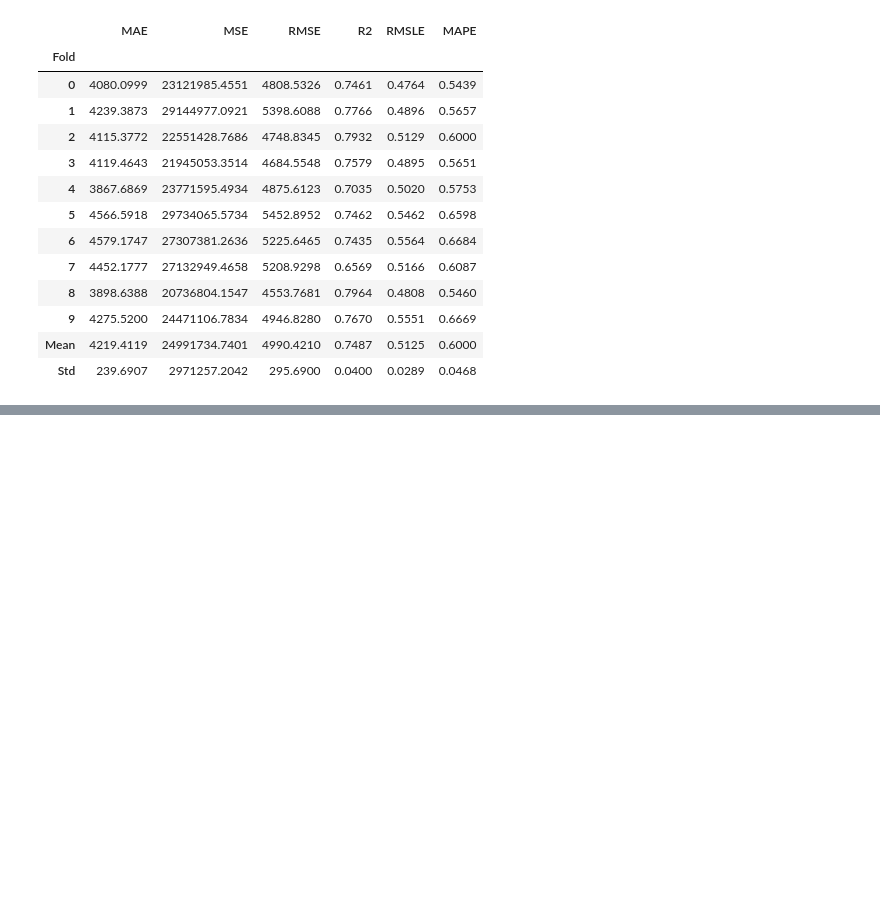
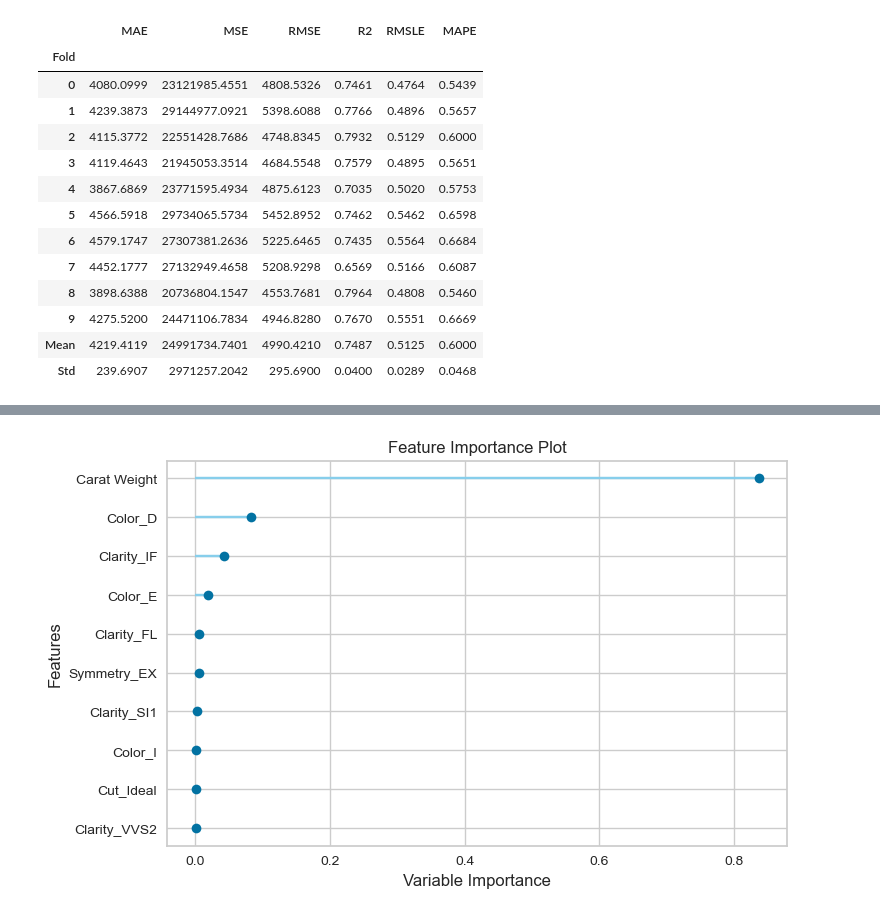
Before and after one commit to haleynpatel/PyCaret-ResearchTest, a Jupyter notebook: RegressionModules.ipynb, the cells around one changed output, grey strips where cells are left out. Cells and saved outputs as stored; diff of their text form; code cells hidden in the pictures; blank space fills up the shorter version.

```diff
--- a/RegressionModules.ipynb
+++ b/RegressionModules.ipynb
@@ -263,0 +274,3 @@ Fitting 10 folds for each of 10 candidates, totalling 100 fits
+# %%
+plot_model(tuned_ada, plot= "feature") # shows which features are most important
+# %% [output]
@@ -264 +278,2 @@ Fitting 10 folds for each of 10 candidates, totalling 100 fits
+[figure, added]
 # %%
```
Also changed, not shown: parts of 12 cells of this notebook.
